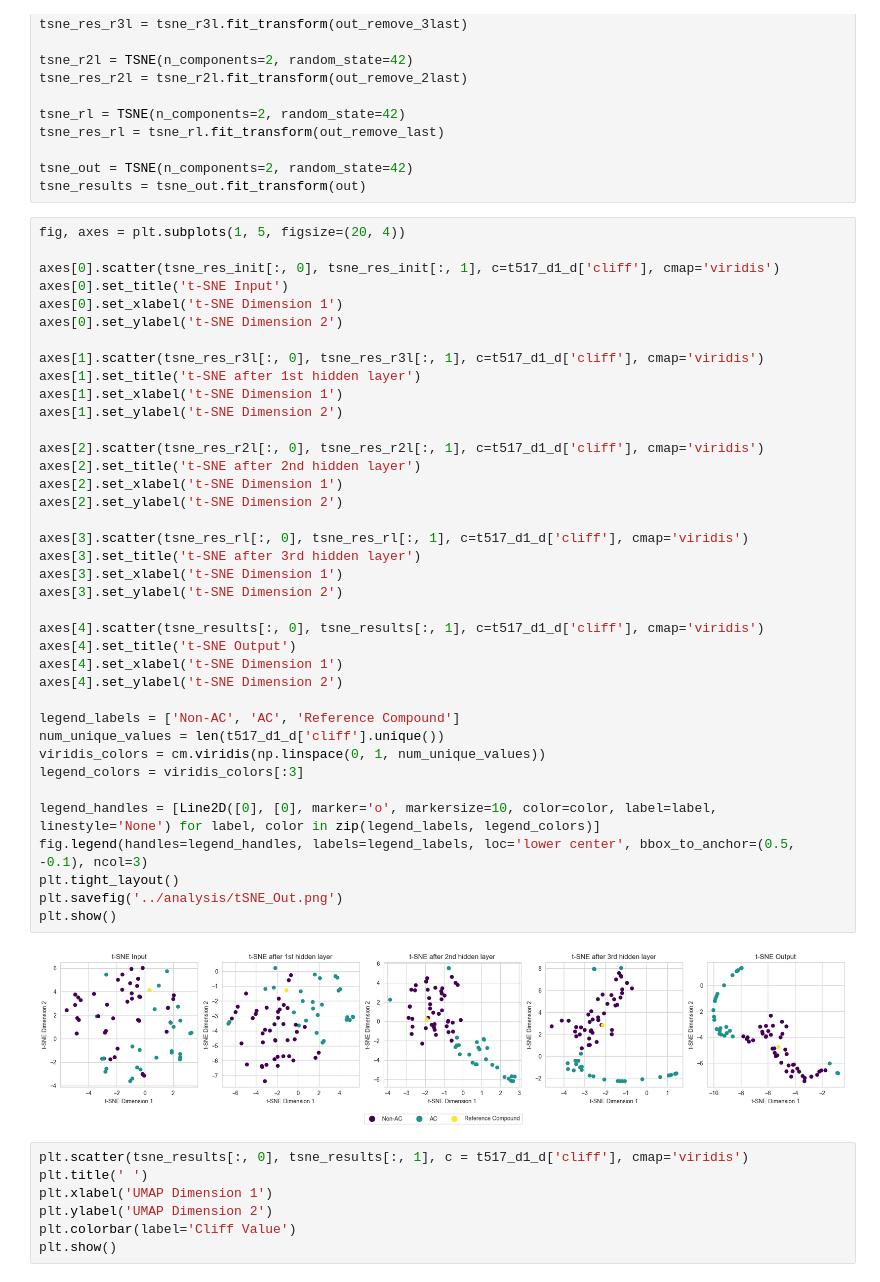
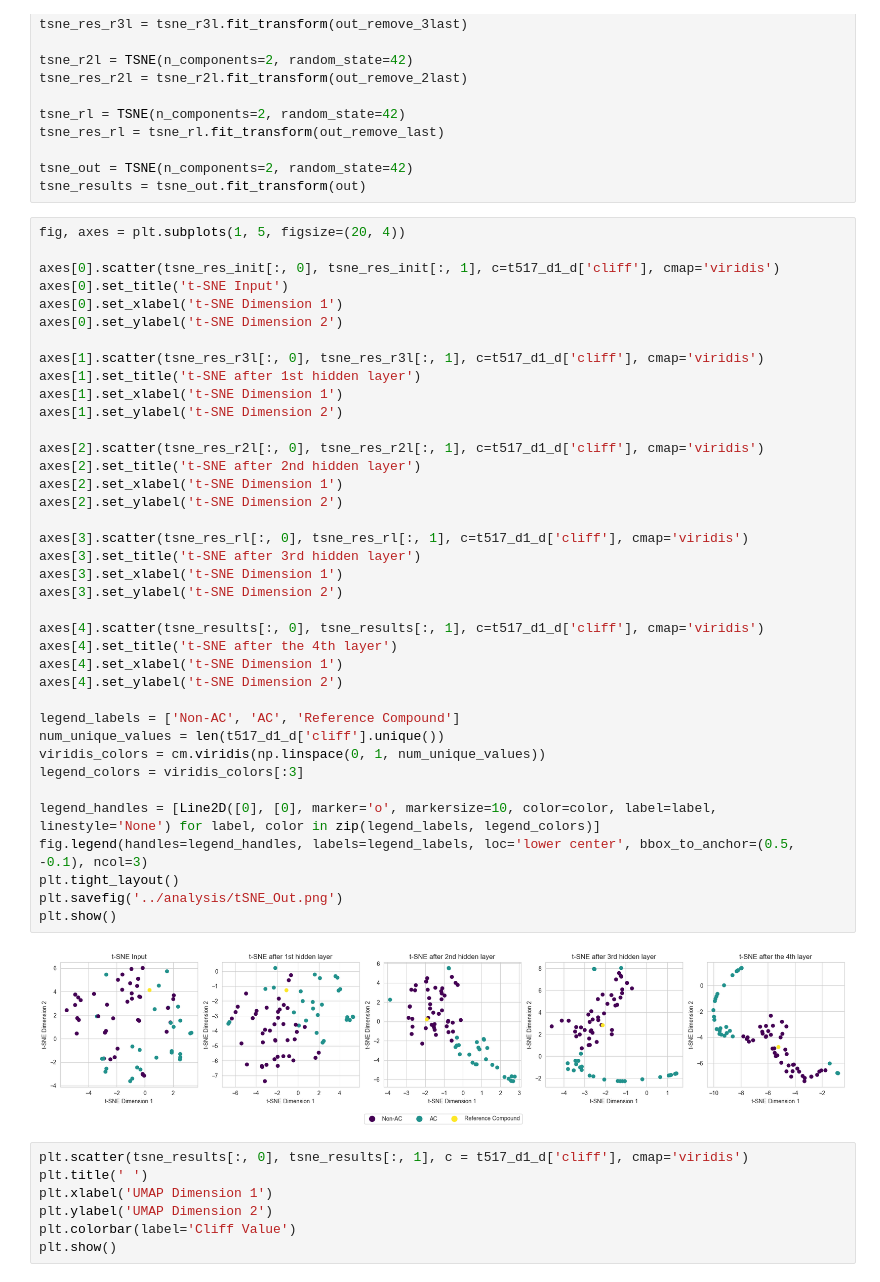
Before and after one commit to reginaib/AC-DTI, a Jupyter notebook: scripts/visualisation_bdb.ipynb, the cells around one changed output. Saved outputs shown, nothing was run; the diff lists cells and outputs as text.

Commit message:
fixed title

```diff
--- a/scripts/visualisation_bdb.ipynb
+++ b/scripts/visualisation_bdb.ipynb
@@ -509,35 +509,35 @@ axes[0].set_ylabel('t-SNE Dimension 2')
 axes[1].scatter(tsne_res_r3l[:, 0], tsne_res_r3l[:, 1], c=t517_d1_d['cliff'], cmap='viridis')
 axes[1].set_title('t-SNE after 1st hidden layer')
 axes[1].set_xlabel('t-SNE Dimension 1')
 axes[1].set_ylabel('t-SNE Dimension 2')
 
 axes[2].scatter(tsne_res_r2l[:, 0], tsne_res_r2l[:, 1], c=t517_d1_d['cliff'], cmap='viridis')
 axes[2].set_title('t-SNE after 2nd hidden layer')
 axes[2].set_xlabel('t-SNE Dimension 1')
 axes[2].set_ylabel('t-SNE Dimension 2')
 
 axes[3].scatter(tsne_res_rl[:, 0], tsne_res_rl[:, 1], c=t517_d1_d['cliff'], cmap='viridis')
 axes[3].set_title('t-SNE after 3rd hidden layer')
 axes[3].set_xlabel('t-SNE Dimension 1')
 axes[3].set_ylabel('t-SNE Dimension 2')
 
 axes[4].scatter(tsne_results[:, 0], tsne_results[:, 1], c=t517_d1_d['cliff'], cmap='viridis')
-axes[4].set_title('t-SNE Output')
+axes[4].set_title('t-SNE after the 4th layer')
 axes[4].set_xlabel('t-SNE Dimension 1')
 axes[4].set_ylabel('t-SNE Dimension 2')
 
 legend_labels = ['Non-AC', 'AC', 'Reference Compound']
 num_unique_values = len(t517_d1_d['cliff'].unique())
 viridis_colors = cm.viridis(np.linspace(0, 1, num_unique_values))
 legend_colors = viridis_colors[:3]
 
 legend_handles = [Line2D([0], [0], marker='o', markersize=10, color=color, label=label, linestyle='None') for label, color in zip(legend_labels, legend_colors)]
 fig.legend(handles=legend_handles, labels=legend_labels, loc='lower center', bbox_to_anchor=(0.5, -0.1), ncol=3)
 plt.tight_layout()
 plt.savefig('../analysis/tSNE_Out.png')
 plt.show()
 # %% [output]
-[figure, old version]
+[figure, new version]
 # %%
 plt.scatter(tsne_results[:, 0], tsne_results[:, 1], c = t517_d1_d['cliff'], cmap='viridis')
 plt.title(' ')
```
Also changed, not shown: 1 other file.
